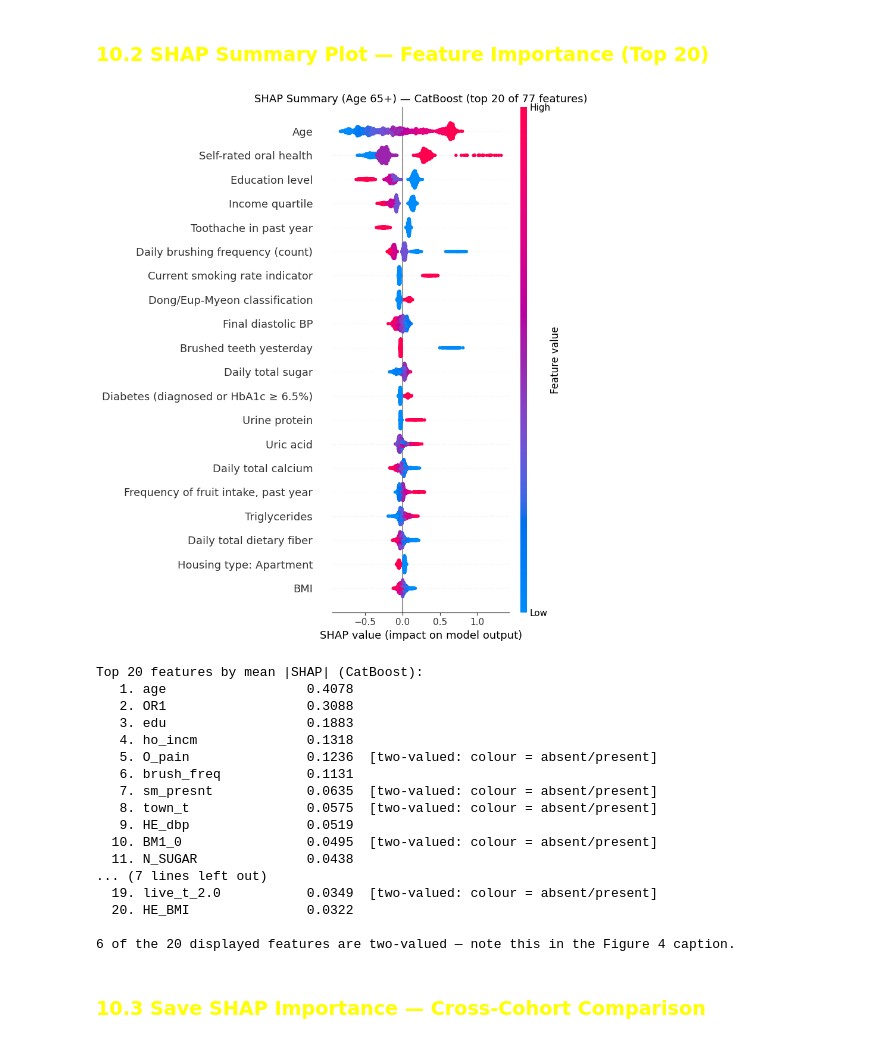
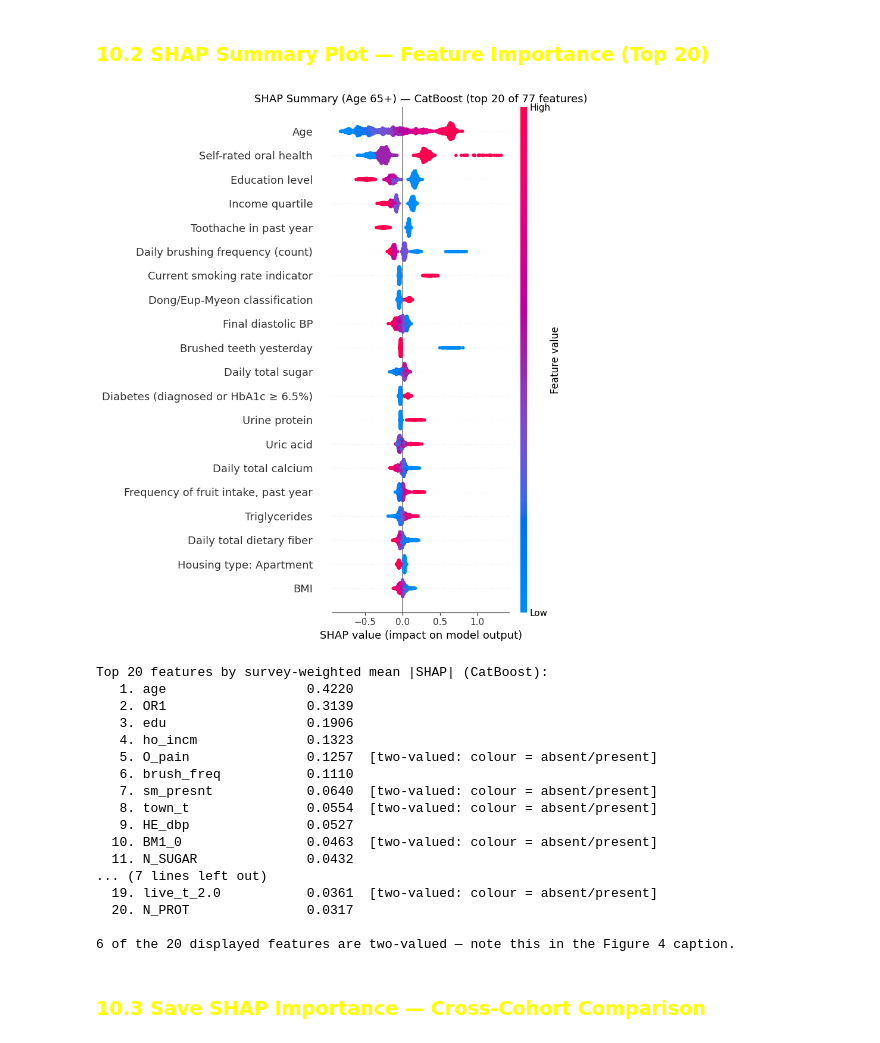
Before and after one commit to kimyonghan766/knhanes-tooth-loss-classifier, a Jupyter notebook: Main/CB_65+.ipynb, the cells around one changed output. Saved outputs shown, nothing was run; the diff lists cells and outputs as text; code cells hidden in the pictures.

Commit message:
fixed the top SHAP variables selection weighting

```diff
--- a/Main/CB_65+.ipynb
+++ b/Main/CB_65+.ipynb
@@ -2527,51 +2527,54 @@ X_test_imp shape:  (1758, 77)
 # red = 1/present) rather than meaningless -- and excluding them meant the beeswarm and the
 # mean |SHAP| bar chart below ranked DIFFERENT feature sets, so the two panels of Figure 4
 # disagreed with Table 3.
 #
 # max_display matches the bar chart below, so both panels show the same rows.
 SHAP_MAX_DISPLAY = 20
 from codebook_labels import label_list
 _display_names = label_list(feature_cols)
 
 shap.summary_plot(
     shap_values, X_test_imp,
     feature_names=_display_names,
     max_display=SHAP_MAX_DISPLAY,
     show=False,
 )
 plt.title(f'SHAP Summary (Age 65+) — {best_name} '
           f'(top {SHAP_MAX_DISPLAY} of {len(feature_cols)} features)', fontsize=13)
 plt.tight_layout()
 plt.show()
 
+# Weighted by w_test_arr (KNHANES wt_itvex) so this ranking matches every other
+# test-set metric in this notebook (AUROC, Brier, calibration) rather than treating
+# the raw unweighted test rows as representative on their own.
 # Flag which of the displayed features are two-valued, so the figure caption can state that
 # their colour encodes absent/present rather than a continuous gradient.
-_mean_abs_bee = np.abs(shap_values).mean(axis=0)
+_mean_abs_bee = np.average(np.abs(shap_values), axis=0, weights=w_test_arr)
 _top_bee = pd.Series(_mean_abs_bee, index=feature_cols).nlargest(SHAP_MAX_DISPLAY)
 _nuniq = {f: pd.Series(X_test_imp[:, feature_cols.index(f)]).nunique() for f in _top_bee.index}
-print(f"Top {SHAP_MAX_DISPLAY} features by mean |SHAP| ({best_name}):")
+print(f"Top {SHAP_MAX_DISPLAY} features by survey-weighted mean |SHAP| ({best_name}):")
 for _r, (_f, _v) in enumerate(_top_bee.items(), 1):
     _tag = "  [two-valued: colour = absent/present]" if _nuniq[_f] <= 2 else ""
     print(f"  {_r:>2}. {_f:<20} {_v:.4f}{_tag}")
 print(f"\n{sum(v <= 2 for v in _nuniq.values())} of the {SHAP_MAX_DISPLAY} displayed "
       f"features are two-valued — note this in the Figure 4 caption.")
 # %% [output]
-[figure, old version]
+[figure, new version]
-Top 20 features by mean |SHAP| (CatBoost):
-   1. age                  0.4078
-   2. OR1                  0.3088
-   3. edu                  0.1883
-   4. ho_incm              0.1318
-   5. O_pain               0.1236  [two-valued: colour = absent/present]
-   6. brush_freq           0.1131
-   7. sm_presnt            0.0635  [two-valued: colour = absent/present]
-   8. town_t               0.0575  [two-valued: colour = absent/present]
-   9. HE_dbp               0.0519
-  10. BM1_0                0.0495  [two-valued: colour = absent/present]
-  11. N_SUGAR              0.0438
+Top 20 features by survey-weighted mean |SHAP| (CatBoost):
+   1. age                  0.4220
+   2. OR1                  0.3139
+   3. edu                  0.1906
+   4. ho_incm              0.1323
+   5. O_pain               0.1257  [two-valued: colour = absent/present]
+   6. brush_freq           0.1110
+   7. sm_presnt            0.0640  [two-valued: colour = absent/present]
+   8. town_t               0.0554  [two-valued: colour = absent/present]
+   9. HE_dbp               0.0527
+  10. BM1_0                0.0463  [two-valued: colour = absent/present]
+  11. N_SUGAR              0.0432
 ... (7 lines left out)
-  19. live_t_2.0           0.0349  [two-valued: colour = absent/present]
-  20. HE_BMI               0.0322
+  19. live_t_2.0           0.0361  [two-valued: colour = absent/present]
+  20. N_PROT               0.0317
 
 6 of the 20 displayed features are two-valued — note this in the Figure 4 caption.
 # %% [markdown]
```
Also changed, not shown: parts of 2 cells of this notebook, 5 other files.
